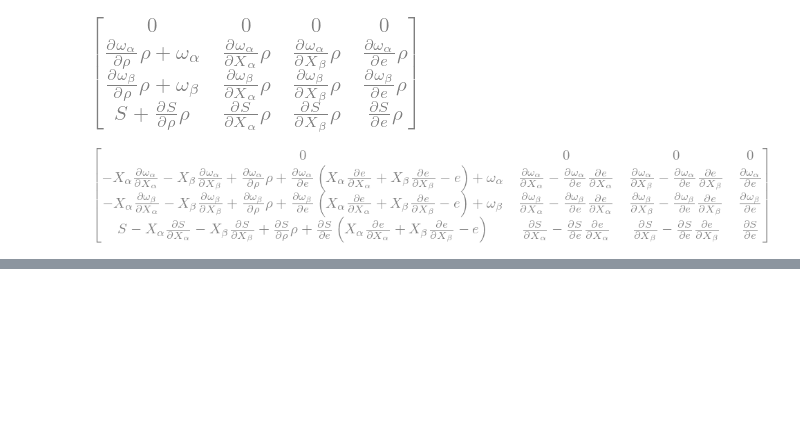
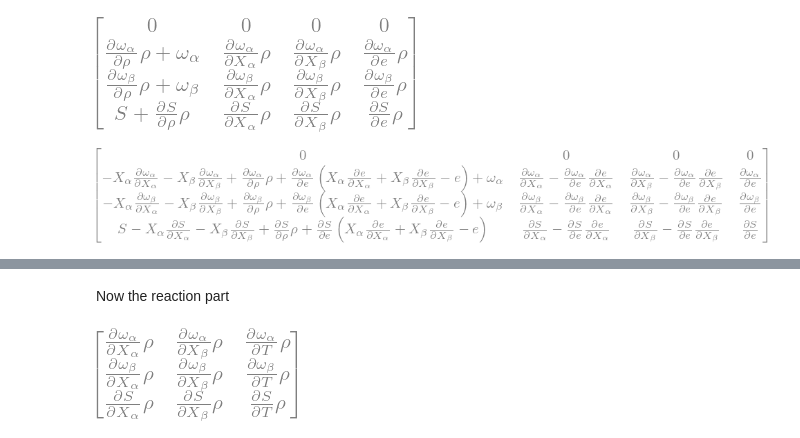
Before and after one commit to sbu-cafe/papers, a Jupyter notebook: simplified_sdc_intro/simplified_sdc_derivations_new.ipynb, the cells around one changed output, grey strips where cells are left out. Saved outputs shown, nothing was run; the diff lists cells and outputs as text; code cells hidden in the pictures; blank space fills up the shorter version.

```diff
--- a/simplified_sdc_intro/simplified_sdc_derivations_new.ipynb
+++ b/simplified_sdc_intro/simplified_sdc_derivations_new.ipynb
@@ -53,7 +53,10 @@ Now the reaction part
 # %%
 oma, domadXr, domadXa, domadXb, domade = symbols(r"\omega_\alpha \frac{\partial\omega_\alpha}{\partial\rho} \frac{\partial{}\omega_\alpha}{\partial{}X_\alpha} \frac{\partial{}\omega_\alpha}{\partial{}X_\beta} \frac{\partial{}\omega_\alpha}{\partial{}e}")
 omb, dombdXr, dombdXa, dombdXb, dombde = symbols(r"\omega_\beta \frac{\partial{}\omega_\beta}{\partial\rho} \frac{\partial{}\omega_\beta}{\partial{}X_\alpha} \frac{\partial{}\omega_\beta}{\partial{}X_\beta} \frac{\partial{}\omega_\beta}{\partial{}e}")
+domadT = symbols(r"\frac{\partial{}\omega_\alpha}{\partial{}T}")
+dombdT = symbols(r"\frac{\partial{}\omega_\beta}{\partial{}T}")
 S, dSdr, dSdXa, dSdXb, dSde = symbols(r"S \frac{\partial{}S}{\partial\rho} \frac{\partial{}S}{\partial{}X_\alpha} \frac{\partial{}S}{\partial{}X_\beta} \frac{\partial{}S}{\partial{}e}")
+dSdT = symbols(r"\frac{\partial{}S}{\partial{}T}")
 # %%
 dRdw = Matrix(
      [[r*domadXa, r*domadXb, r*domade],
@@ -108,0 +141,10 @@ dRdU
+# %% [markdown]
+Now the reaction part
+# %%
+dRdw = Matrix(
+     [[r*domadXa, r*domadXb, r*domadT],
+      [r*dombdXa, r*dombdXb, r*dombdT],
+      [r*dSdXa, r*dSdXb, r*dSdT]])
+dRdw
+# %% [output]
+[figure, added]
```
Also changed, not shown: parts of 7 cells of this notebook, 1 other file.
